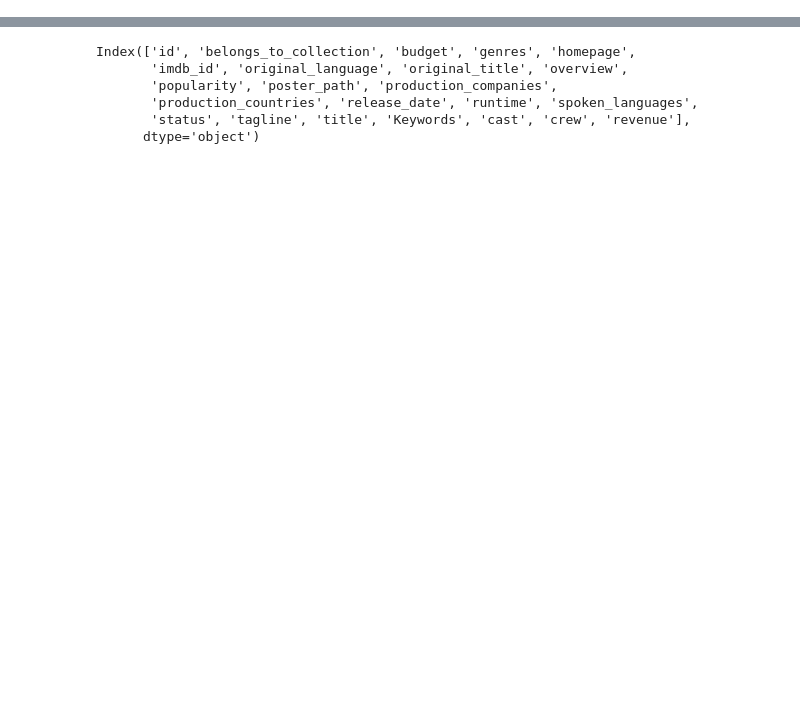
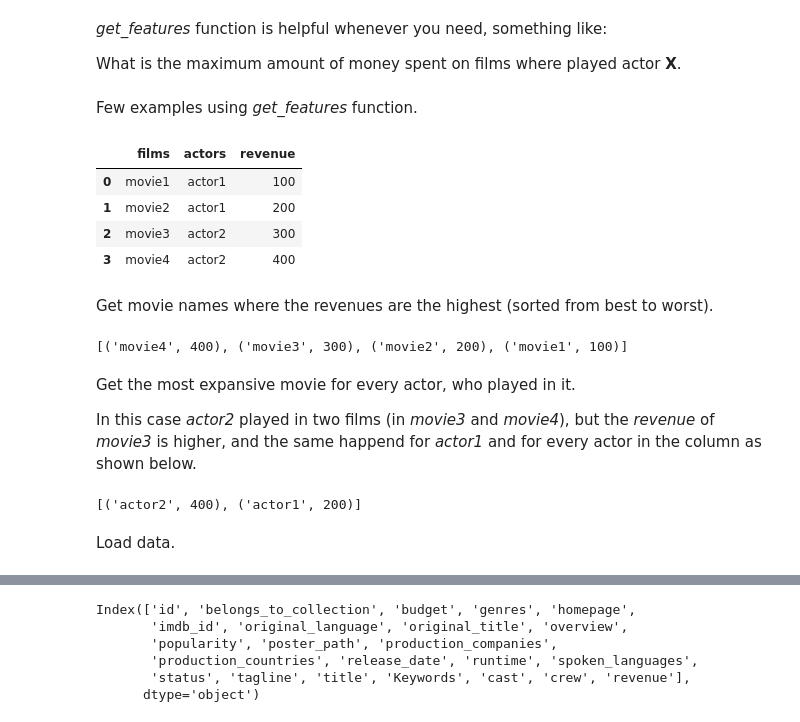
Before and after one commit to tigranfah/machine_learning, a Jupyter notebook: kaggle_competition/Untitled.ipynb, the cells around one changed output, grey strips where cells are left out. Drawn from its saved outputs; the diff is of its cells as text; code cells hidden in the pictures; blank space fills up the shorter version.

```diff
--- a/round1/kaggle_competition/Untitled.ipynb
+++ b/kaggle_competition/Untitled.ipynb
@@ -3,0 +20,4 @@ import pandas as pd
+# %% [markdown]
+*get_features* function is helpful whenever you need, something like:
+
+What is the maximum amount of money spent on films where played actor **X**.
@@ -4 +32,32 @@ import pandas as pd
+# %% [markdown]
+Few examples using *get_features* function.
+# %%
+fake_df = pd.DataFrame({'films': ['movie1', 'movie2', 'movie3', 'movie4'],
+                        'actors': ['actor1', 'actor1', 'actor2', 'actor2'],
+                       'revenue': [100, 200, 300, 400]})
+fake_df
+# %% [output]
+|  | films | actors | revenue |
+| 0 | movie1 | actor1 | 100 |
+| 1 | movie2 | actor1 | 200 |
+| 2 | movie3 | actor2 | 300 |
+| 3 | movie4 | actor2 | 400 |
+# %% [markdown]
+Get movie names where the revenues are the highest (sorted from best to worst).
+# %%
+get_features(fake_df, 'films', 'revenue', np.max)
+# %% [output]
+[('movie4', 400), ('movie3', 300), ('movie2', 200), ('movie1', 100)]
+# %% [markdown]
+Get the most expansive movie for every actor, who played in it.
+
+In this case *actor2* played in two films (in *movie3* and *movie4*),
+but the *revenue* of *movie3* is higher, and the same happend for *actor1*
+and for every actor in the column as shown below.
+# %%
+get_features(fake_df, 'actors', 'revenue', np.max)
+# %% [output]
+[('actor2', 400), ('actor1', 200)]
+# %% [markdown]
+Load data.
 # %%
```
Also changed, not shown: parts of 23 cells of this notebook, 8 other files.
